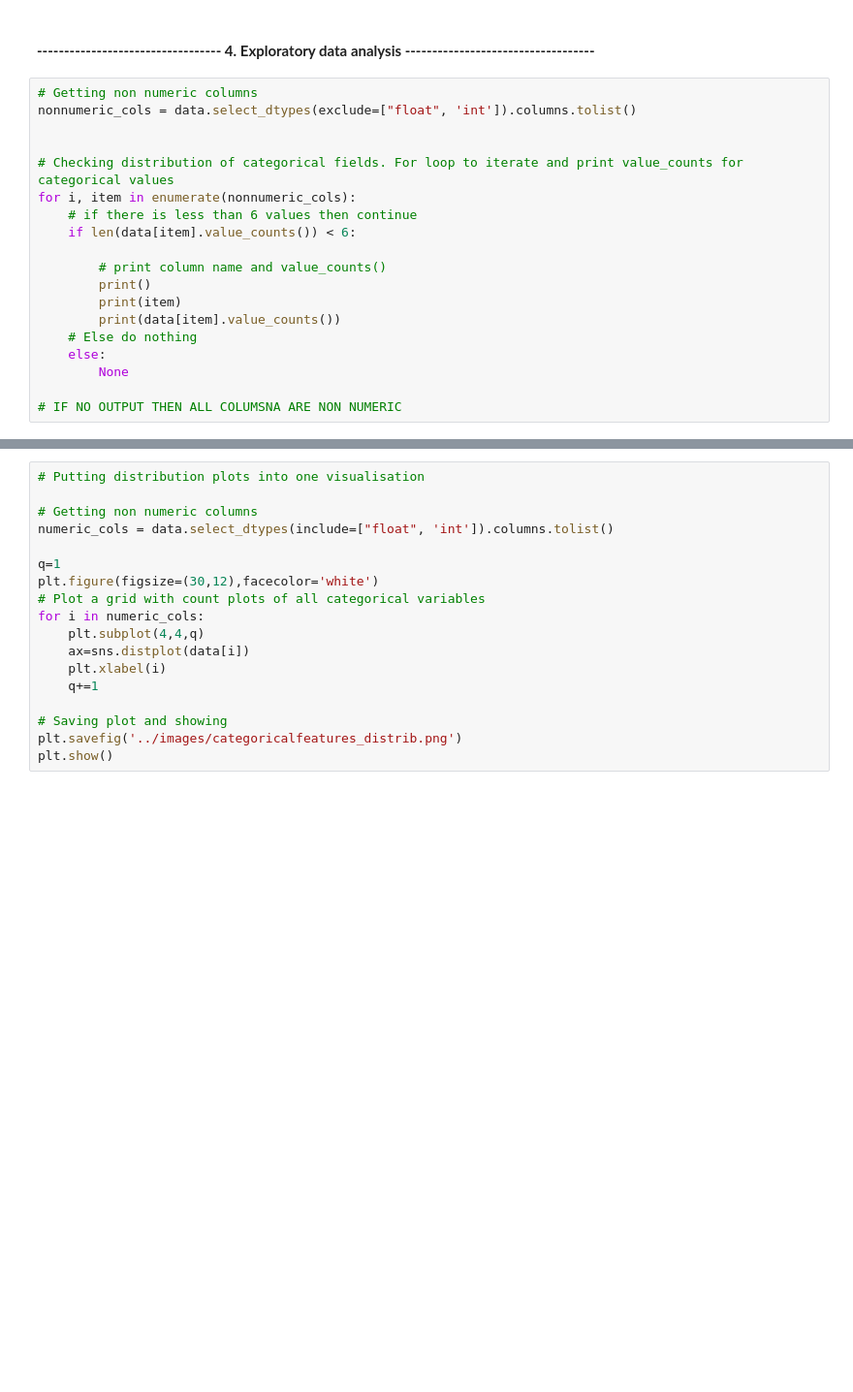
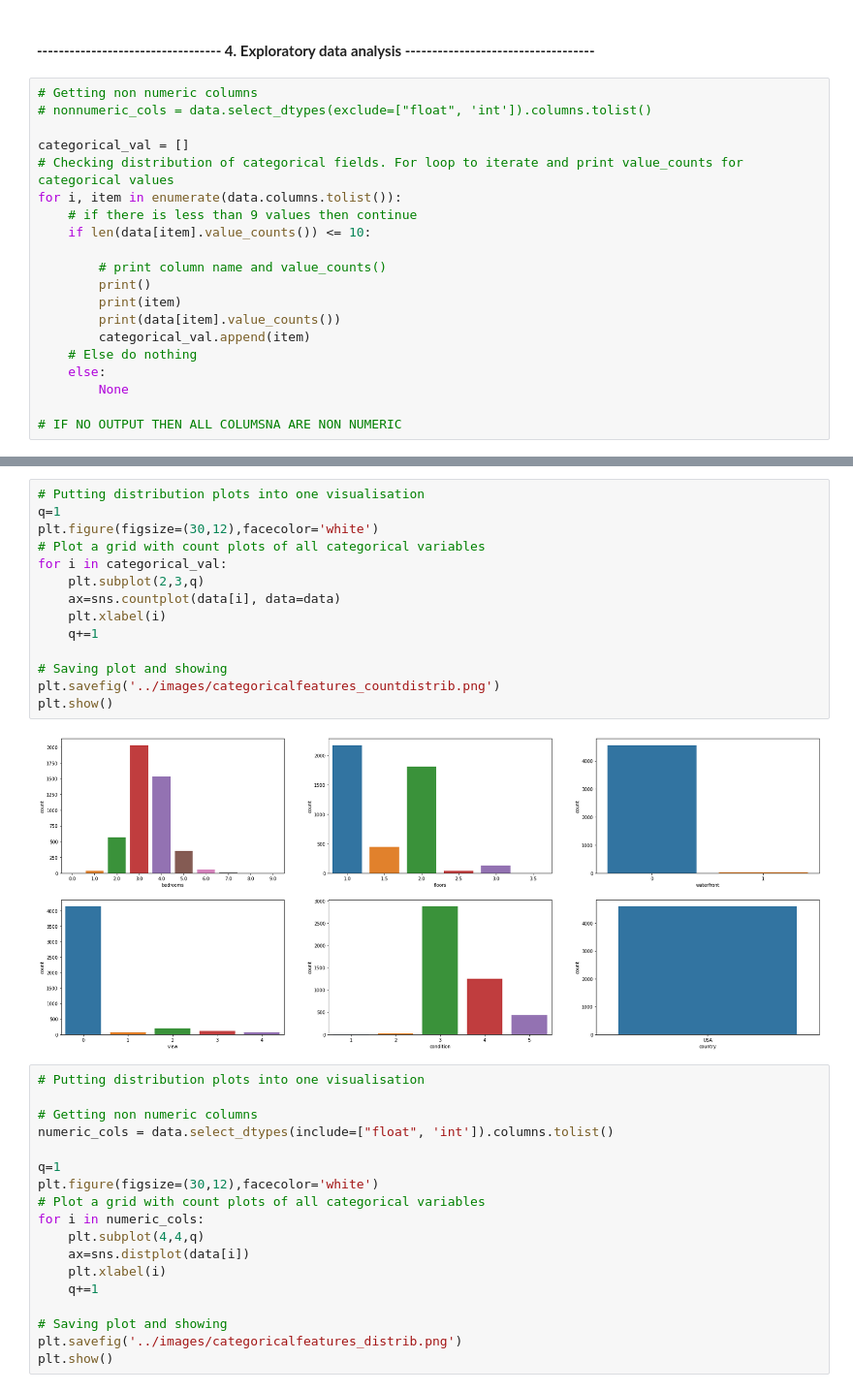
Before and after one commit to MattithyahuData/P5-House-Prices-Prediction, a Jupyter notebook: Code/P5_Code.ipynb, the cells around one changed output, grey strips where cells are left out. Shown at 97% size. Saved outputs shown, nothing was run; the diff lists cells and outputs as text; blank space fills up the shorter version.

```diff
--- a/Code/P5_Code.ipynb
+++ b/Code/P5_Code.ipynb
@@ -206,18 +206,19 @@ store_data(data,"P5 House Price Prediction")
 #### **----------------------------------  4. Exploratory data analysis  -----------------------------------**
 # %%
 # Getting non numeric columns
-nonnumeric_cols = data.select_dtypes(exclude=["float", 'int']).columns.tolist()
+# nonnumeric_cols = data.select_dtypes(exclude=["float", 'int']).columns.tolist()
 
-
+categorical_val = []
 # Checking distribution of categorical fields. For loop to iterate and print value_counts for categorical values
-for i, item in enumerate(nonnumeric_cols):
-    # if there is less than 6 values then continue
-    if len(data[item].value_counts()) < 6:
+for i, item in enumerate(data.columns.tolist()):
+    # if there is less than 9 values then continue
+    if len(data[item].value_counts()) <= 10:
 
         # print column name and value_counts()
         print()
         print(item)
         print(data[item].value_counts())
+        categorical_val.append(item)
     # Else do nothing
     else:
         None
@@ -227,6 +242,22 @@ for i, item in enumerate(nonnumeric_cols):
 country
 USA    4600
 Name: country, dtype: int64
+# %%
+# Putting distribution plots into one visualisation
+q=1
+plt.figure(figsize=(30,12),facecolor='white')
+# Plot a grid with count plots of all categorical variables
+for i in categorical_val:
+    plt.subplot(2,3,q)
+    ax=sns.countplot(data[i], data=data)
+    plt.xlabel(i)
+    q+=1
+
+# Saving plot and showing
+plt.savefig('../images/categoricalfeatures_countdistrib.png')
+plt.show()
+# %% [output]
+[figure, added]
 # %%
 # Putting distribution plots into one visualisation
 
```
Also changed, not shown: parts of 1 cell of this notebook, 3 other files.
